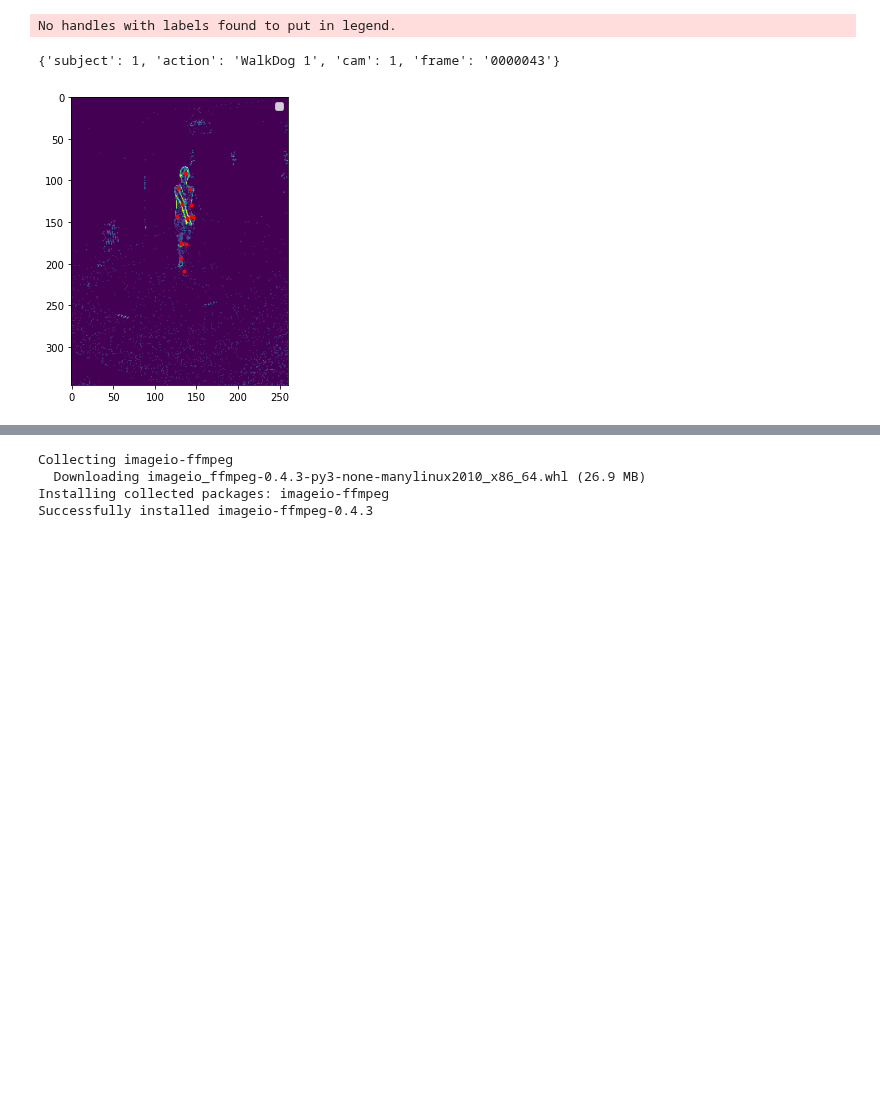
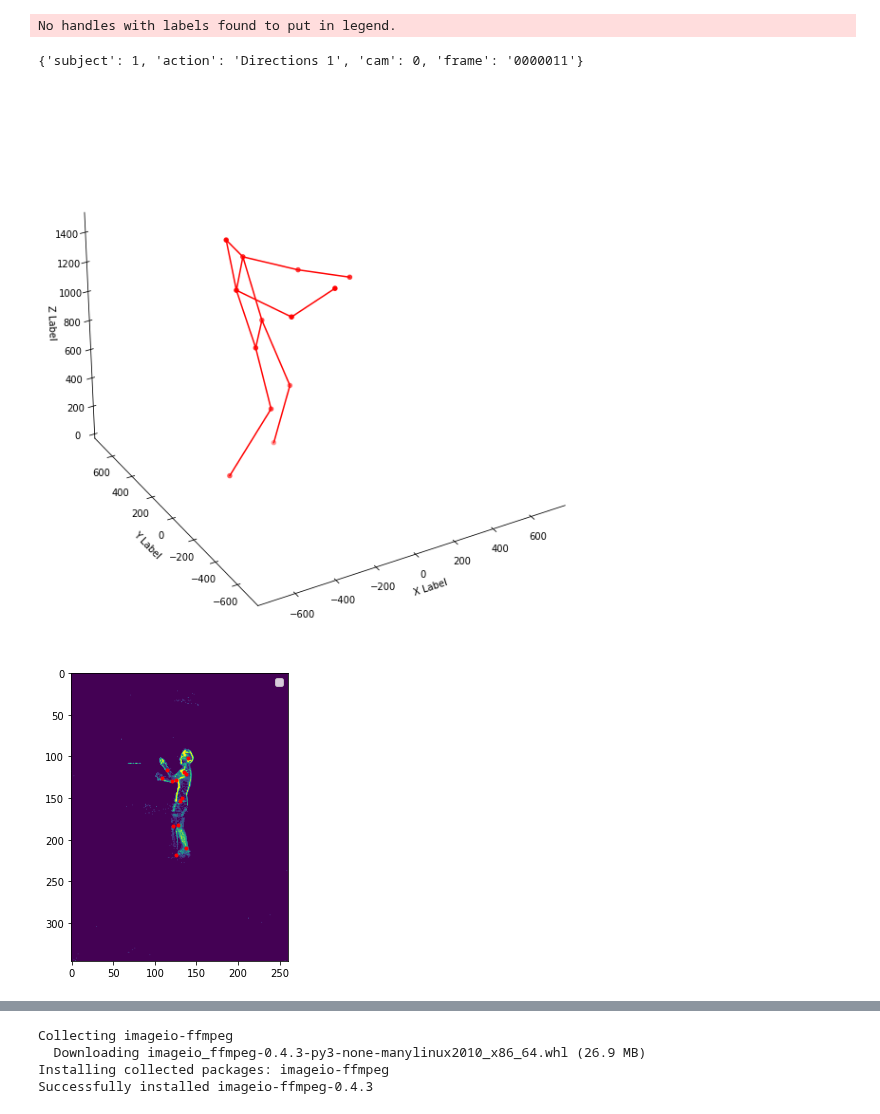
Before and after one commit to gianscarpe/event-based-monocular-hpe, a Jupyter notebook: notebooks/explore_h3m.ipynb, the cells around one changed output, grey strips where cells are left out. Drawn from its saved outputs; the diff is of its cells as text; code cells hidden in the pictures; blank space fills up the shorter version.

```diff
--- a/notebooks/explore_h3m.ipynb
+++ b/notebooks/explore_h3m.ipynb
@@ -8,19 +8,20 @@ from experimenting.utils.skeleton_helpers import Skeleton
 # %%
 hw = el.utils.get_hw_property('dvs')
 # %%
-h3mcore = experimenting.dataset.HumanCore('test', '/data/gscarpellini/dataset/human3.6m/constant_count', '/data/gscarpellini/dataset/human3.6m/constant_count/3d_joints.npz', 'cross-subject', 1, test_cams=[1, 3], test_subjects=[1])
+h3mcore = experimenting.dataset.HumanCore('test', '/data/gscarpellini/dataset/human3.6m/constant_count', '/data/gscarpellini/dataset/human3.6m/constant_count/3d_joints.npz', 'cross-subject', 1, test_cams=[1, 3], test_subjects=[6, 7])
 # %%
-idx = 100000
+idx = 10
 print(h3mcore.frames_info[idx+1])
 sk, intr, extr = h3mcore.get_joint_from_id(idx)
 frame = h3mcore.get_frame_from_id(idx)
 joints = sk.get_2d_points(260, 346, intrinsic_matrix=intr, extrinsic_matrix=extr)
-#plot_skeleton_3d(sk)
+plot_skeleton_3d(sk)
 plot_skeleton_2d(frame.squeeze(), joints)
 # %% [output]
 No handles with labels found to put in legend.
-{'subject': 1, 'action': 'WalkDog 1', 'cam': 1, 'frame': '0000043'}
+{'subject': 1, 'action': 'Directions 1', 'cam': 0, 'frame': '0000011'}
-[figure, old version]
+[figure, new version]
+[figure, added]
 # %%
 idx = 200200
 print(h3mcore.frames_info[idx+1])
```
Also changed, not shown: parts of 7 cells of this notebook, 5 other files.
